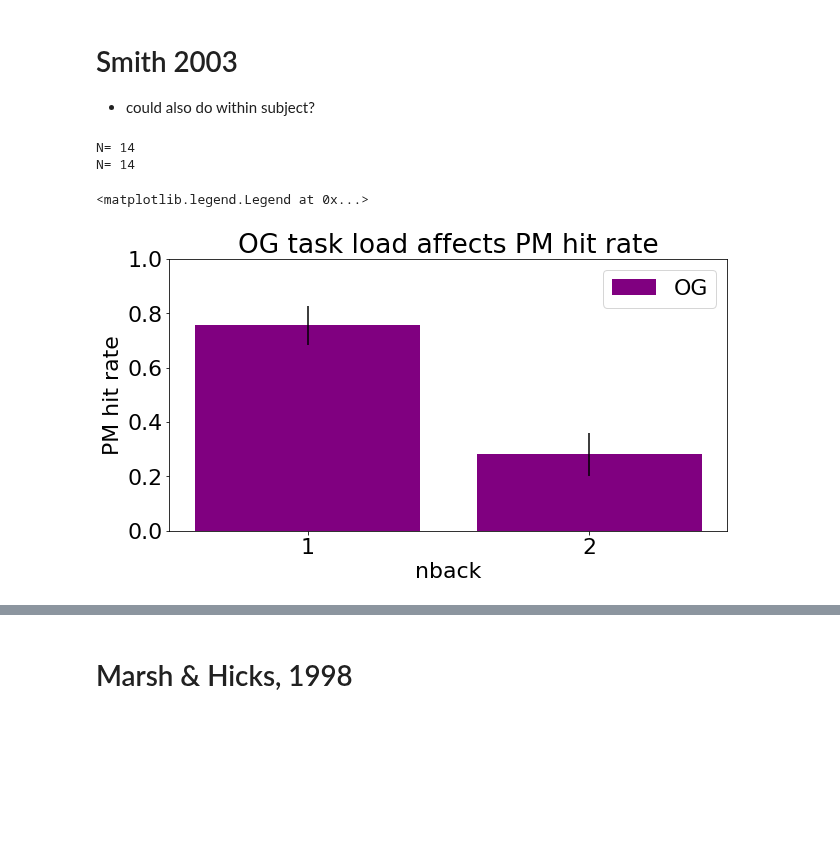
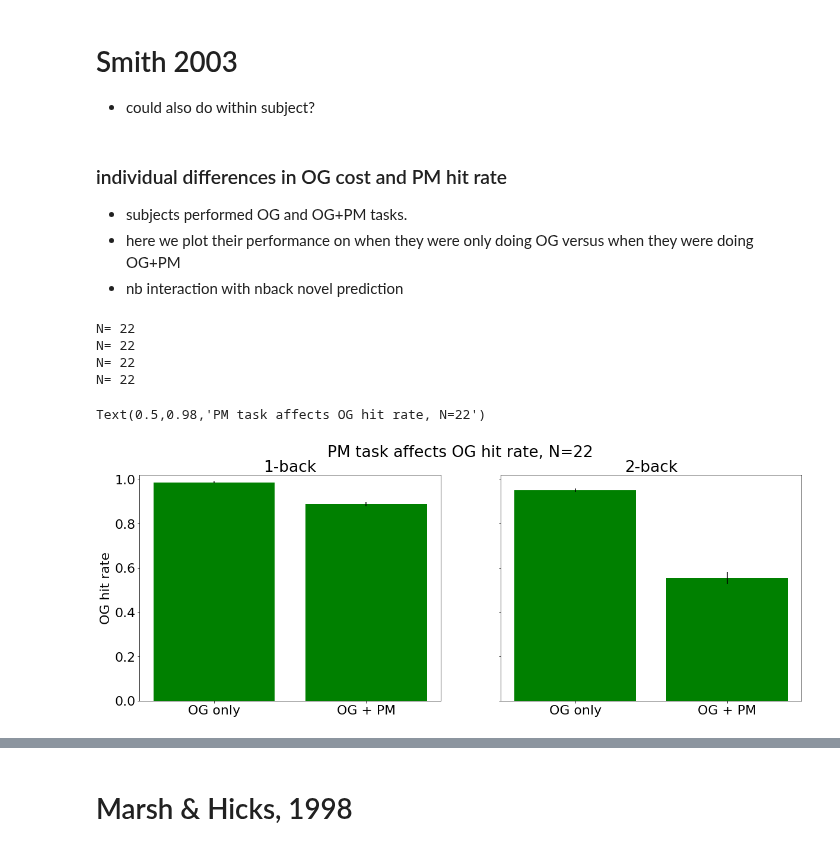
Before and after one commit to andrebeu/PM, a Jupyter notebook: analysis.ipynb, the cells around one changed output, grey strips where cells are left out. Cells and saved outputs as stored; diff of their text form; code cells hidden in the pictures; blank space fills up the shorter version.

```diff
--- a/analysis.ipynb
+++ b/analysis.ipynb
@@ -60,34 +82,60 @@ ZeroDivisionError: integer division or modulo by zero
+# %%
+EM = 0
+stsize = 30
+nback = 1
+pmtrials = 5
+seed = "*"
+trep = 'final'
+fpath = "EM_%s-stsize_%s-nback_%s-focal_1-pmtrials_%s-pmweight_1-seed_%s-trep_%s.npy"%(
+            EM, stsize, nback, pmtrials, seed, trep)
+
+score = load_score(fpath,True)
+acc = score.mean(1)
+plt.plot(acc.T)
+plt.ylim(0,1.05)
 # %% [markdown]
 # Smith 2003
 - could also do within subject?
+# %% [markdown]
+### individual differences in OG cost and PM hit rate
+- subjects performed OG and OG+PM tasks.
+- here we plot their performance on when they were only doing OG versus when they were doing OG+PM
+- nb interaction with nback novel prediction
 # %%
-plt.figure(figsize=(10,5))
-ax = plt.gca()
+fig,axarr = plt.subplots(1,2,figsize=(20,7),sharey=True)
+ax = axarr[0]
+nback = 1
 EM = 0
 stsize = 30
-pmtrials = 4
 seed = "*"
 trep = 'final'
 labL = [['OG','PM'],['_nolegend_','_nolegend_']]
 bw = 0.8
-for nback in [1,2]:
-  fpath = "EM_%s-stsize_%s-nback_%s-focal_1-pmtrials_%s-pmweight_1-seed_%s-trep_%s.npy"%(
-              EM, stsize, nback, pmtrials, seed, trep)
+for ax,nback in zip(axarr,[1,2]):
+  ax.set_title('%i-back'%nback)
+  for idx1,pmtrials in enumerate([0,5]):
+    fpath = "EM_%s-stsize_%s-nback_%s-focal_1-pmtrials_%s-pmweight_1-seed_%s-trep_%s.npy"%(
+                EM, stsize, nback, pmtrials, seed, trep)
 
-  acc_ = load_acc(fpath)
-  for idx2,ttype in enumerate([pm_trials]):
-    acc = acc_[:,ttype].mean(1)
-    M = acc.mean()
-    S = acc.std()/np.sqrt(len(acc))
-    ax.bar(nback+idx2*bw,M,yerr=S,width=bw,color=['purple','green'][idx2],label=labL[nback-1][idx2])
-ax.set_ylim(0,1)
-ax.set_xticks(np.arange(1,3))
-ax.set_ylabel('PM hit rate')
-ax.set_xlabel('nback')
-ax.set_title('OG task load affects PM hit rate')
-plt.legend()
+    acc_ = load_acc(fpath)
+    for idx2,ttype in enumerate([og_trials]):
+      acc = acc_[:,ttype].mean(1)
+      M = acc.mean()
+      S = acc.std()/np.sqrt(len(acc))
+      ax.bar(idx1+idx2*bw,M,yerr=S,width=bw,color=['green'][idx2],label=labL[nback-1][idx2])
+
+    ax.set_ylim(0,1.02)
+    ax.set_xticks(np.arange(0,2))
+    ax.set_xticklabels(['OG only','OG + PM'])
+
+axarr[0].set_ylabel('OG hit rate')
+# ax.set_xlabel('nback')
+plt.suptitle('PM task affects OG hit rate, N=%i'%len(acc))
+# plt.legend()
 # %% [output]
-N= 14
-N= 14
+N= 22
+N= 22
+N= 22
+N= 22
-<matplotlib.legend.Legend at 0x...>
+Text(0.5,0.98,'PM task affects OG hit rate, N=22')
-[figure, old version]
+[figure, new version]
```
Also changed, not shown: parts of 6 cells of this notebook, 3 other files.
